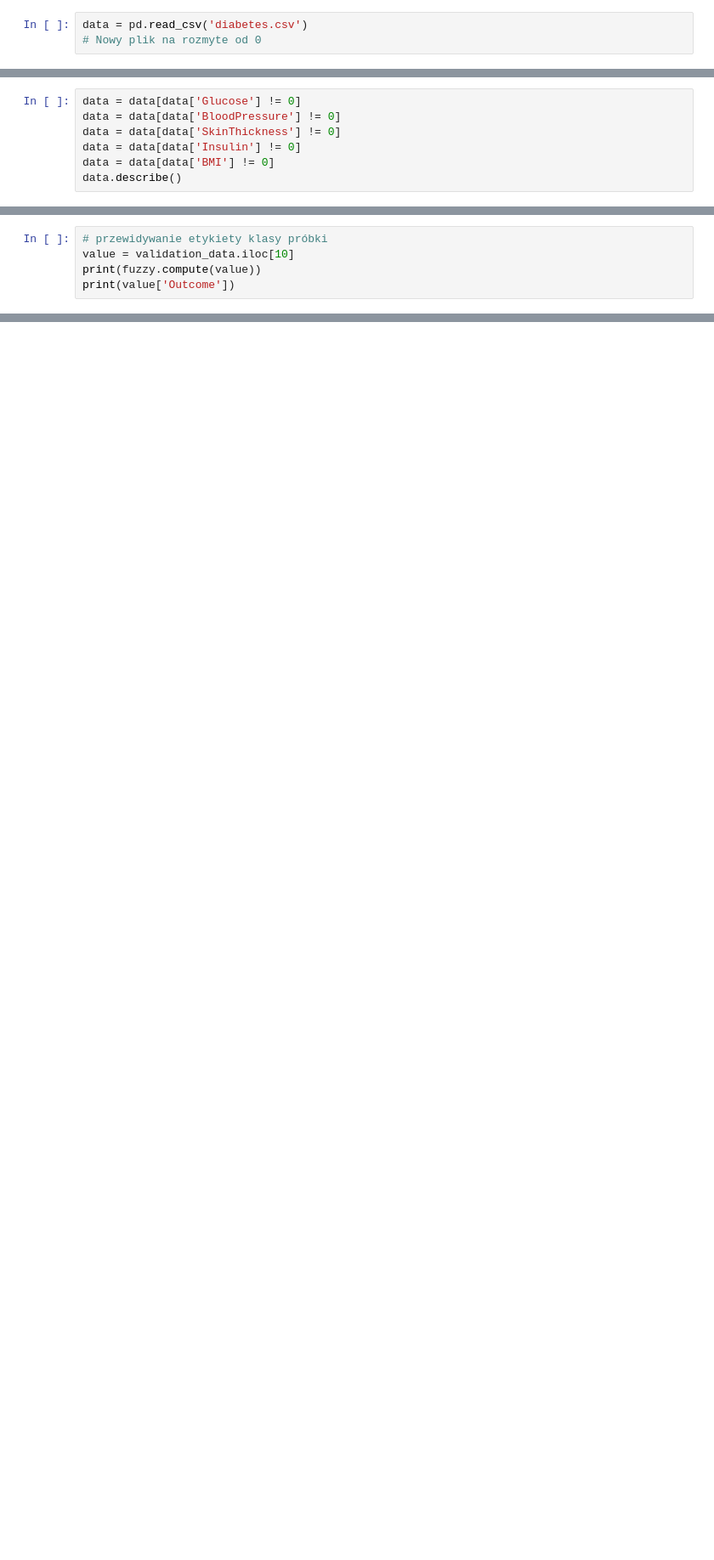
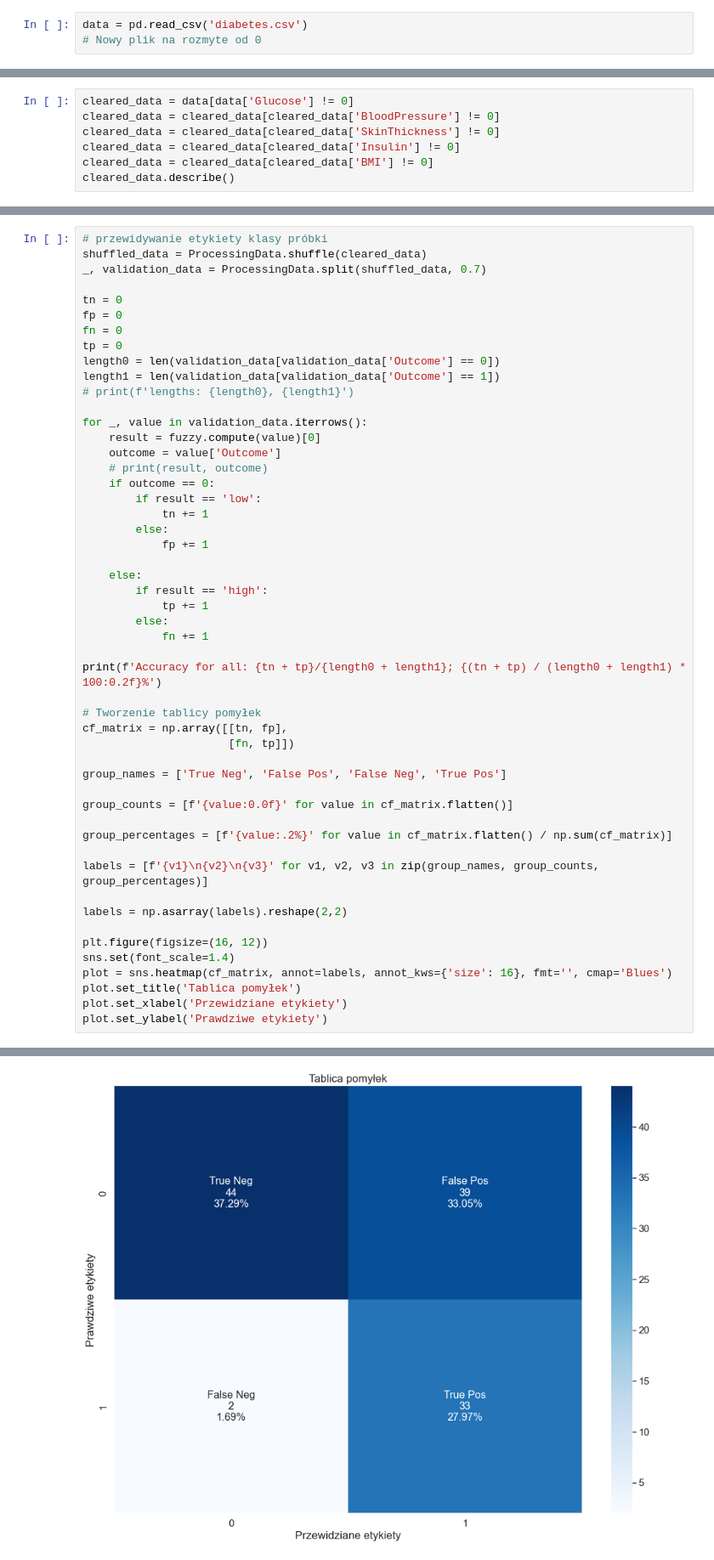
Before and after one commit to Domin8668/Projekt_SSI, a Jupyter notebook: fuzzy_scratch.ipynb, the cells around one changed output, grey strips where cells are left out. Shown at 85% size. Cells and saved outputs as stored; diff of their text form; blank space fills up the shorter version.

Commit message:
Added all rules; Might need more tuning for edge cases: ~65% accuracy

```diff
--- a/fuzzy_scratch.ipynb
+++ b/fuzzy_scratch.ipynb
@@ -21,12 +22,12 @@ data.describe()
 | 75% | 6.000000 | 140.250000 | 80.000000 | 32.000000 | 127.250000 | 36.600000 | 0.626250 | 41.000000 | ... |
 | max | 17.000000 | 199.000000 | 122.000000 | 99.000000 | 846.000000 | 67.100000 | 2.420000 | 81.000000 | ... |
 # %%
-data = data[data['Glucose'] != 0]
-data = data[data['BloodPressure'] != 0]
-data = data[data['SkinThickness'] != 0]
-data = data[data['Insulin'] != 0]
-data = data[data['BMI'] != 0]
-data.describe()
+cleared_data = data[data['Glucose'] != 0]
+cleared_data = cleared_data[cleared_data['BloodPressure'] != 0]
+cleared_data = cleared_data[cleared_data['SkinThickness'] != 0]
+cleared_data = cleared_data[cleared_data['Insulin'] != 0]
+cleared_data = cleared_data[cleared_data['BMI'] != 0]
+cleared_data.describe()
 # %% [output]
 |  | Pregnancies | Glucose | BloodPressure | SkinThickness | Insulin | BMI | DiabetesPedigreeFunction | Age | ... |
 | count | 392.000000 | 392.000000 | 392.000000 | 392.000000 | 392.000000 | 392.000000 | 392.000000 | 392.000000 | ... |
@@ -1202,5 +2733,0 @@ fuzzy.add_rule({'Pregnancies': 'low | medium',
-# %%
-# przewidywanie etykiety klasy próbki
-value = validation_data.iloc[10]
-print(fuzzy.compute(value))
-print(value['Outcome'])
@@ -1210,0 +2734,52 @@ print(value['Outcome'])
+# %%
+# przewidywanie etykiety klasy próbki
+shuffled_data = ProcessingData.shuffle(cleared_data)
+_, validation_data = ProcessingData.split(shuffled_data, 0.7)
+
+tn = 0
+fp = 0
+fn = 0
+tp = 0
+length0 = len(validation_data[validation_data['Outcome'] == 0])
+length1 = len(validation_data[validation_data['Outcome'] == 1])
+# print(f'lengths: {length0}, {length1}')
+
+for _, value in validation_data.iterrows():
+    result = fuzzy.compute(value)[0]
+    outcome = value['Outcome']
+    # print(result, outcome)
+    if outcome == 0:
+        if result == 'low':
+            tn += 1
+        else:
+            fp += 1
+
+    else:
+        if result == 'high':
+            tp += 1
+        else:
+            fn += 1
+
+print(f'Accuracy for all: {tn + tp}/{length0 + length1}; {(tn + tp) / (length0 + length1) * 100:0.2f}%')
+
+# Tworzenie tablicy pomyłek
+cf_matrix = np.array([[tn, fp],
+                      [fn, tp]])
+
+group_names = ['True Neg', 'False Pos', 'False Neg', 'True Pos']
+
+group_counts = [f'{value:0.0f}' for value in cf_matrix.flatten()]
+
+group_percentages = [f'{value:.2%}' for value in cf_matrix.flatten() / np.sum(cf_matrix)]
+
+labels = [f'{v1}\n{v2}\n{v3}' for v1, v2, v3 in zip(group_names, group_counts, group_percentages)]
+
+labels = np.asarray(labels).reshape(2,2)
+
+plt.figure(figsize=(16, 12))
+sns.set(font_scale=1.4)
+plot = sns.heatmap(cf_matrix, annot=labels, annot_kws={'size': 16}, fmt='', cmap='Blues')
+plot.set_title('Tablica pomyłek')
+plot.set_xlabel('Przewidziane etykiety')
+plot.set_ylabel('Prawdziwe etykiety')
+# %% [output]
@@ -1210,0 +2788 @@ print(value['Outcome'])
+[figure, added]
```
Also changed, not shown: parts of 6 cells of this notebook.
